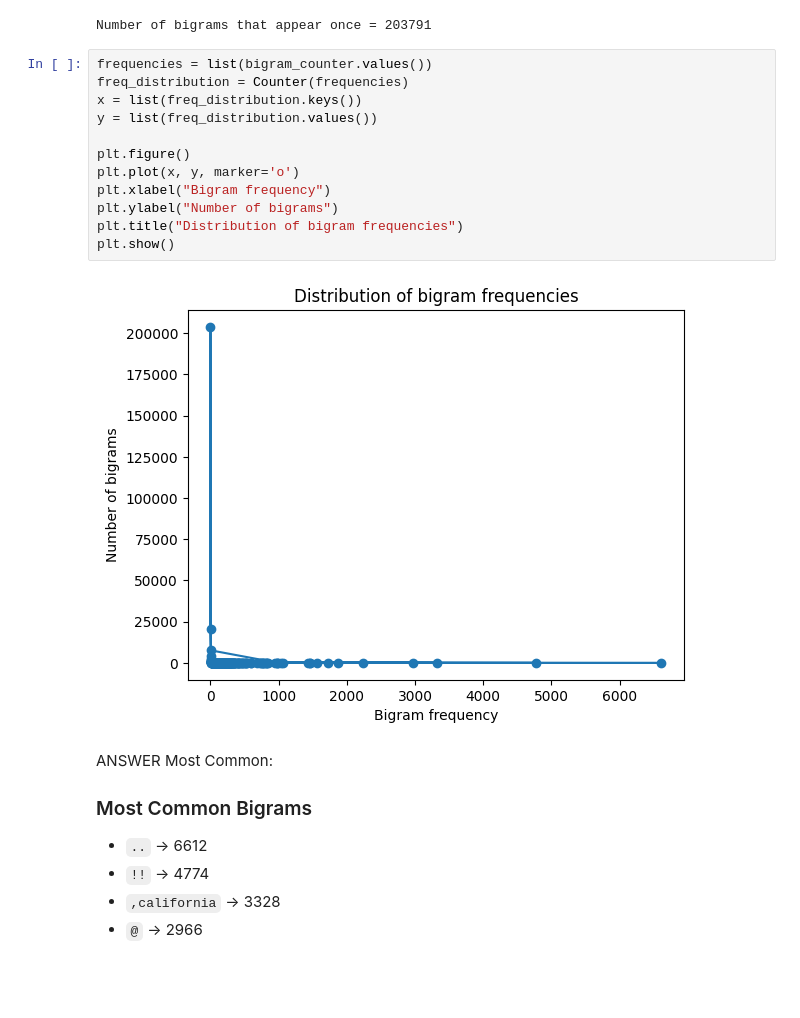
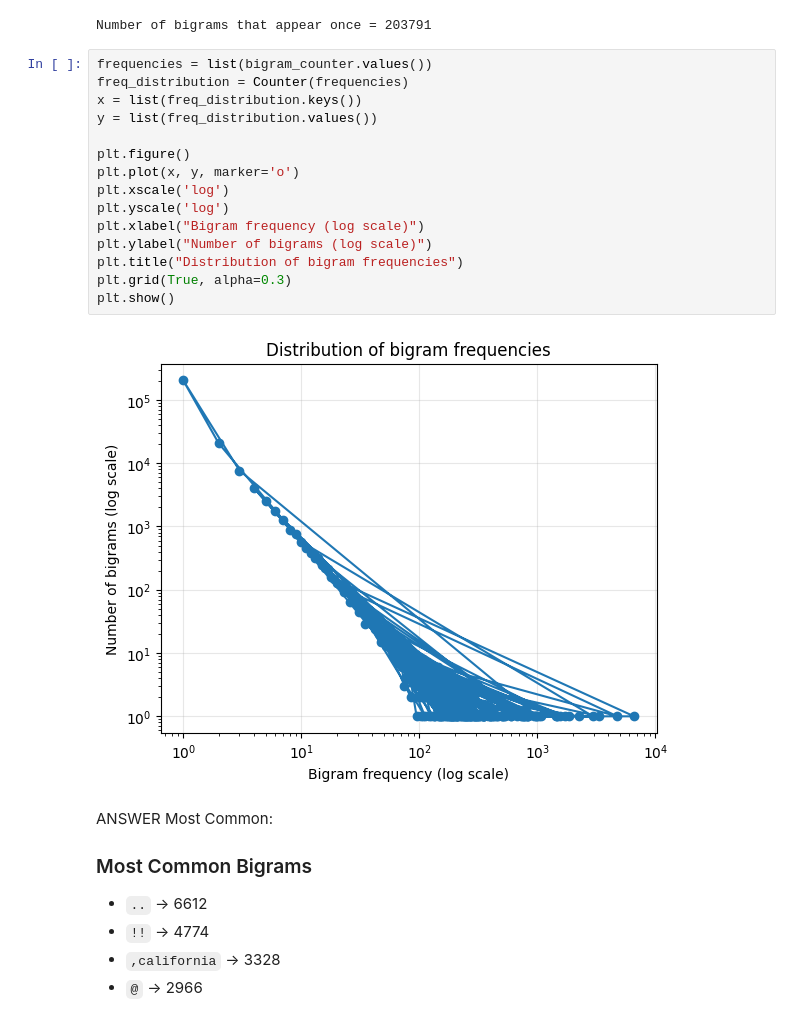
Before and after one commit to OmericoN/NLP_Labs1_Group18, a Jupyter notebook: Lab_1_Raul.ipynb, the cells around one changed output. Saved outputs shown, nothing was run; the diff lists cells and outputs as text; blank space fills up the shorter version.

```diff
--- a/Lab_1_Raul.ipynb
+++ b/Lab_1_Raul.ipynb
@@ -607,17 +650,20 @@ Number of bigrams that appear once = 203791
 # %%
 frequencies = list(bigram_counter.values())
 freq_distribution = Counter(frequencies)
 x = list(freq_distribution.keys())
 y = list(freq_distribution.values())
 
 plt.figure()
 plt.plot(x, y, marker='o')
-plt.xlabel("Bigram frequency")
-plt.ylabel("Number of bigrams")
+plt.xscale('log')
+plt.yscale('log')
+plt.xlabel("Bigram frequency (log scale)")
+plt.ylabel("Number of bigrams (log scale)")
 plt.title("Distribution of bigram frequencies")
+plt.grid(True, alpha=0.3)
 plt.show()
 # %% [output]
-[figure, old version]
+[figure, new version]
 # %% [markdown]
 ANSWER
 Most Common:
```
Also changed, not shown: parts of 14 cells of this notebook.
